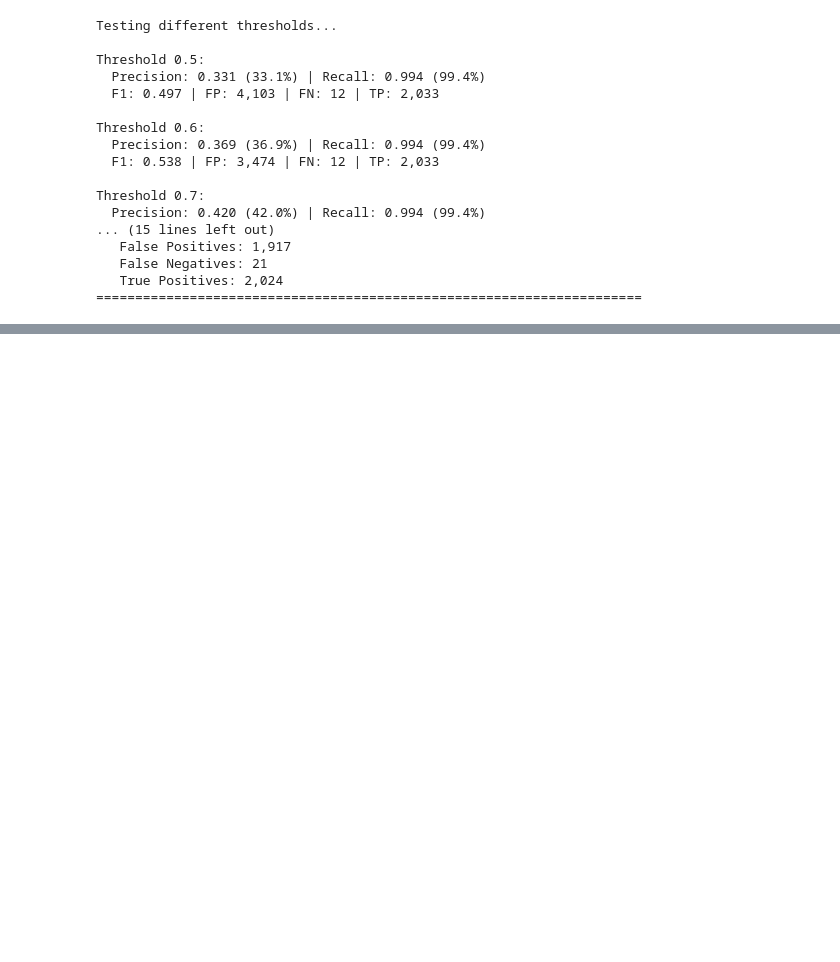
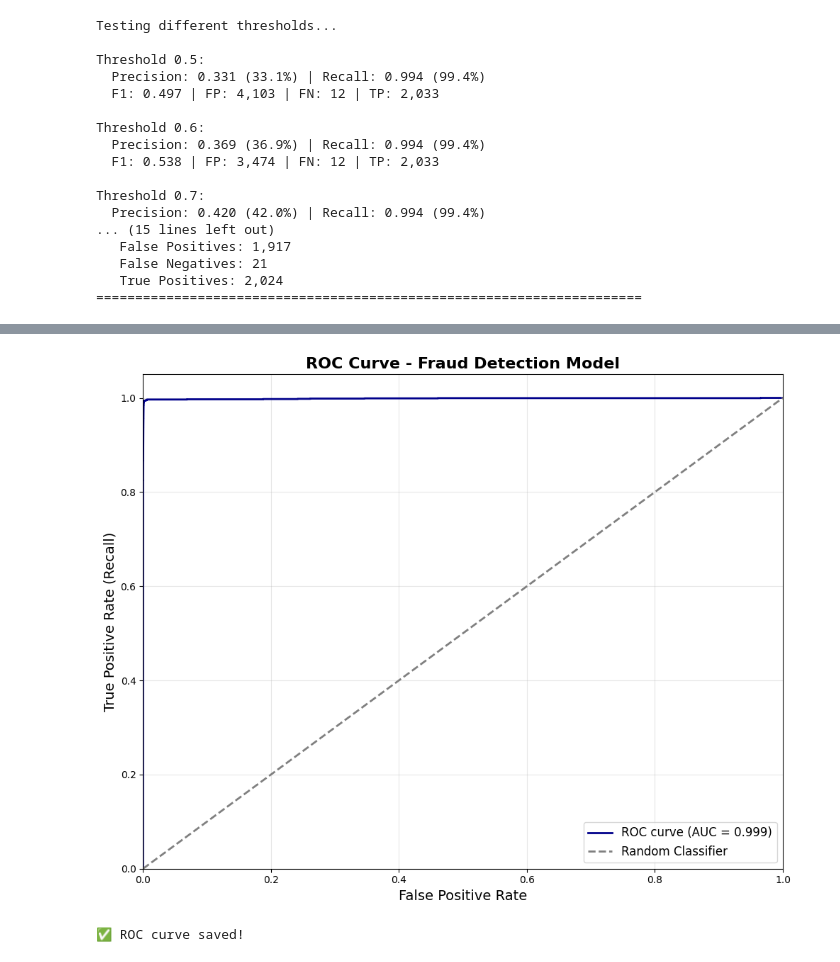
Before and after one commit to 0sinach1/fraud-detection-project, a Jupyter notebook: notebook.ipynb, the cells around one changed output, grey strips where cells are left out. Cells and saved outputs as stored; diff of their text form; code cells hidden in the pictures; blank space fills up the shorter version.

```diff
--- a/notebook.ipynb
+++ b/notebook.ipynb
@@ -530,0 +566,26 @@ Threshold 0.7:
+# %%
+from sklearn.metrics import roc_curve, auc
+
+# Calculate ROC curve
+fpr, tpr, thresholds = roc_curve(y_test, y_pred_proba)
+roc_auc = auc(fpr, tpr)
+
+# Plot
+plt.figure(figsize=(10, 8))
+plt.plot(fpr, tpr, color='darkblue', lw=2, label=f'ROC curve (AUC = {roc_auc:.3f})')
+plt.plot([0, 1], [0, 1], color='gray', lw=2, linestyle='--', label='Random Classifier')
+plt.xlim([0.0, 1.0])
+plt.ylim([0.0, 1.05])
+plt.xlabel('False Positive Rate', fontsize=14)
+plt.ylabel('True Positive Rate (Recall)', fontsize=14)
+plt.title('ROC Curve - Fraud Detection Model', fontsize=16, fontweight='bold')
+plt.legend(loc="lower right", fontsize=12)
+plt.grid(alpha=0.3)
+plt.tight_layout()
+plt.savefig('roc_curve.png', dpi=300, bbox_inches='tight')
+plt.show()
+
+print("✅ ROC curve saved!")
+# %% [output]
+[figure, added]
+✅ ROC curve saved!
```
Also changed, not shown: parts of 2 cells of this notebook.
